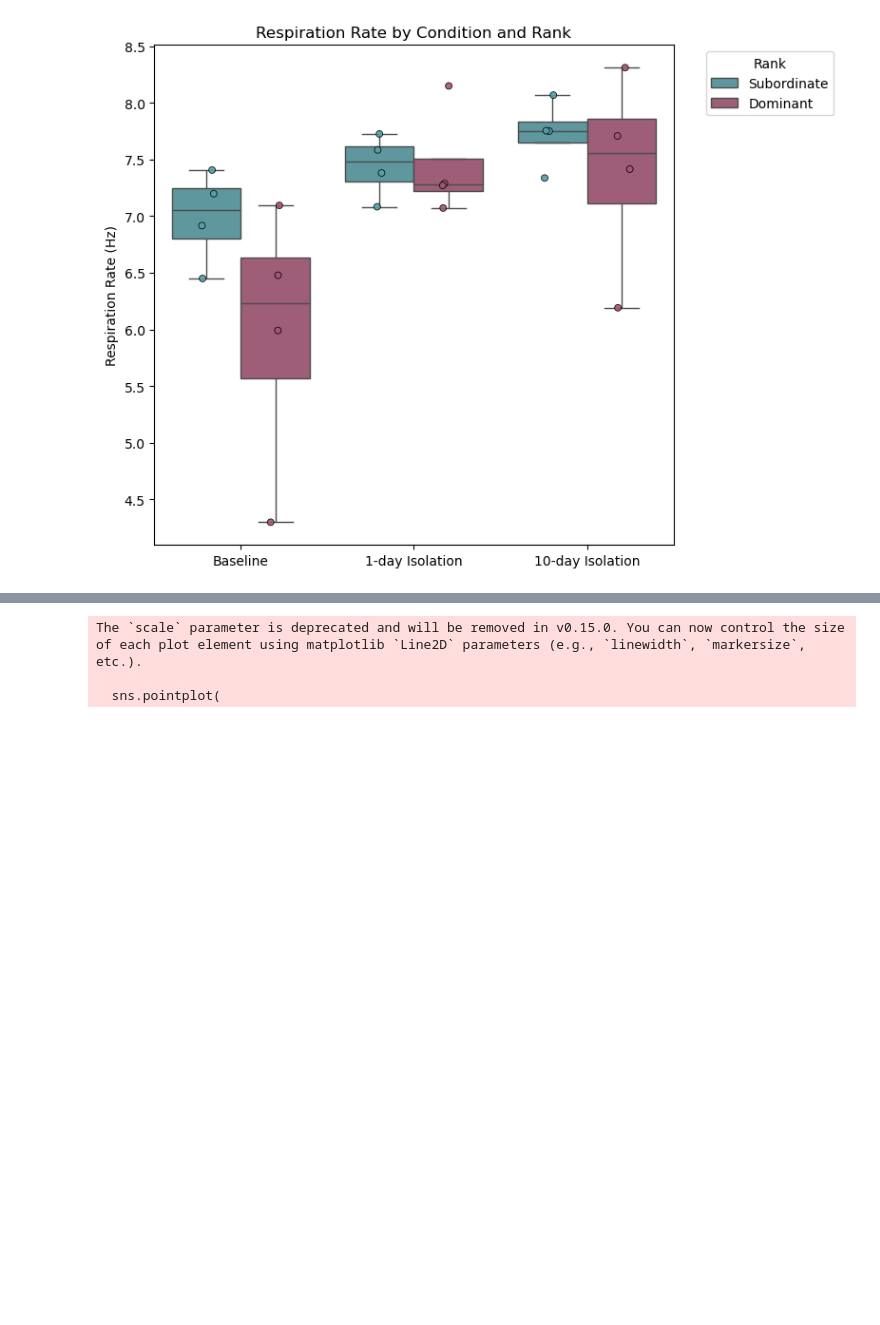
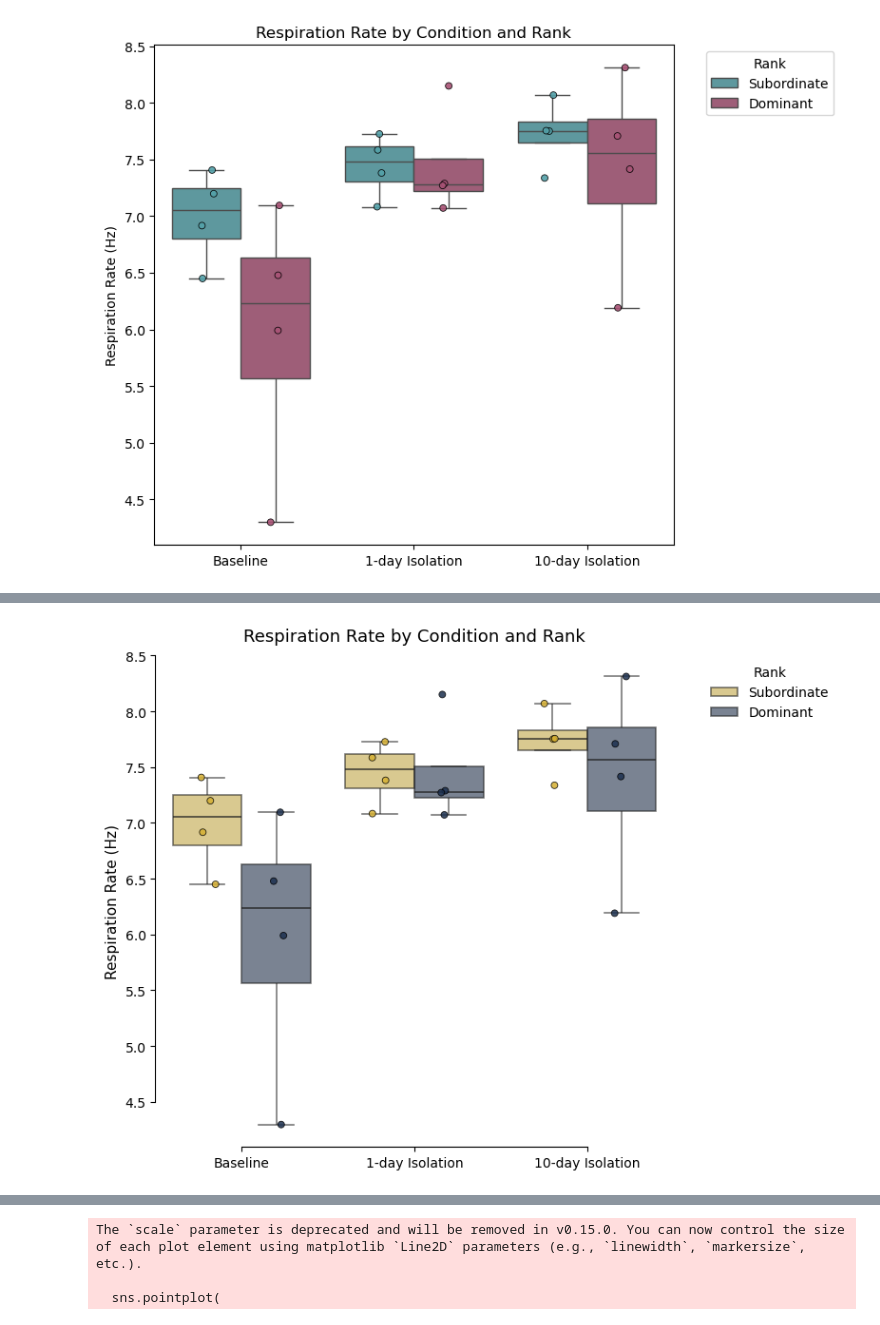
Before and after one commit to padillacoreanolab/respiratory_pilot, a Jupyter notebook: cm_iteration1.ipynb, the cells around one changed output, grey strips where cells are left out. Cells and saved outputs as stored; diff of their text form; code cells hidden in the pictures; blank space fills up the shorter version.

```diff
--- a/cm_iteration1.ipynb
+++ b/cm_iteration1.ipynb
@@ -3242,0 +3295,58 @@ Name: Subject_ID, dtype: int64
+# %%
+# --- Define Rank color palette (Navy & Mustard) ---
+rank_palette = {
+    "Dominant": (28/255, 48/255, 79/255),     # dark navy
+    "Subordinate": (213/255, 176/255, 50/255) # mustard
+}
+
+# --- Plot Respiration Rate by Condition and Rank ---
+plt.figure(figsize=(8,6))
+sns.boxplot(
+    data=cm_session_df,
+    x="Condition",
+    y="Respiration Rate (Hz)",
+    hue="Rank",
+    palette=rank_palette,
+    fliersize=0,
+    linewidth=1.2,
+    boxprops=dict(alpha=0.6),
+    whiskerprops=dict(alpha=0.6),
+    capprops=dict(alpha=0.6),
+    medianprops=dict(alpha=0.8)
+)
+sns.stripplot(
+    data=cm_session_df,
+    x="Condition",
+    y="Respiration Rate (Hz)",
+    hue="Rank",
+    dodge=True,
+    jitter=True,
+    alpha=0.85,                  # ✅ match your baseline plot
+    size=5,
+    edgecolor="black",
+    linewidth=0.6,
+    palette=rank_palette
+)
+
+plt.title("Respiration Rate by Condition and Rank", fontsize=13, pad=10)
+plt.ylabel("Respiration Rate (Hz)", fontsize=11)
+plt.xlabel("")
+plt.xticks(fontsize=10)
+plt.yticks(fontsize=10)
+
+# --- Clean legend (remove duplicates) ---
+handles, labels = plt.gca().get_legend_handles_labels()
+plt.legend(
+    handles[:2], labels[:2],
+    title="Rank",
+    frameon=False,
+    bbox_to_anchor=(1.05, 1),
+    loc="upper left",
+    fontsize=10
+)
+
+sns.despine(trim=True)
+plt.tight_layout()
+plt.show()
+# %% [output]
+[figure, added]
```
Also changed, not shown: parts of 9 cells of this notebook, 11 other files.
